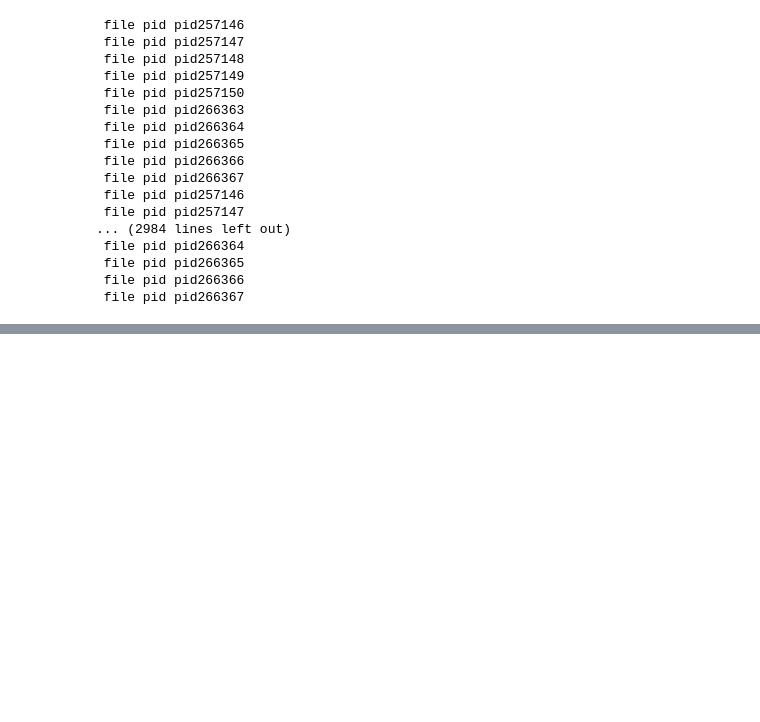
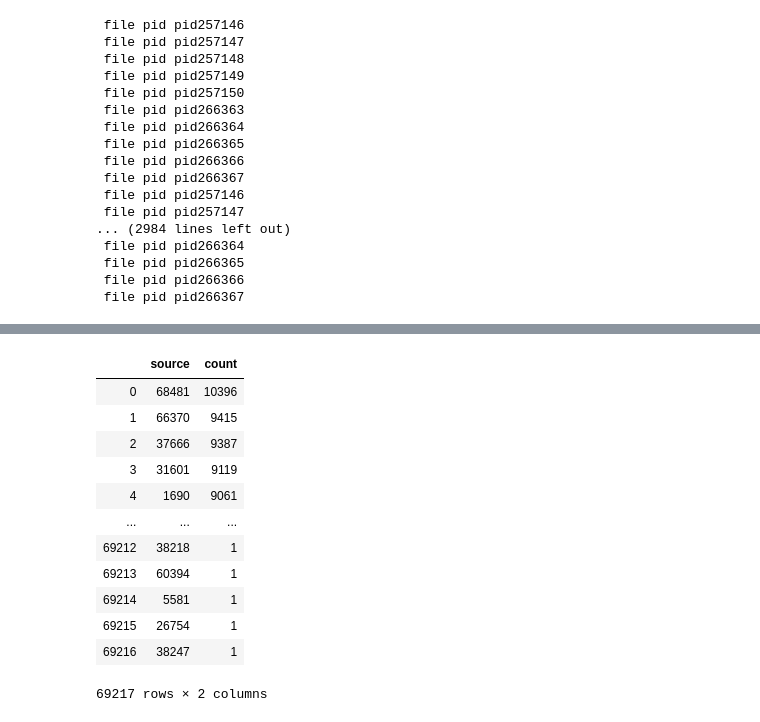
Before and after one commit to 37stu37/FFE, a Jupyter notebook: FFEpostProcessingPidParallel.ipynb, the cells around one changed output, grey strips where cells are left out. Cells and saved outputs as stored; diff of their text form; code cells hidden in the pictures; blank space fills up the shorter version.

```diff
--- a/FFEpostProcessingPidParallel.ipynb
+++ b/FFEpostProcessingPidParallel.ipynb
@@ -63,9 +63,9 @@ def read_and_concatenate_parquets(pidList,incrList,path=pathParquets):
 
 
 def count_fid_occurences(df):
-    df.drop_duplicates(subset =['scenario', 'source'], inplace = True)
-    count_df = count_df['source'].value_counts().compute()
-    count_df = pd.DataFrame({'source': count.index, 'count': count.values})
+    df.drop_duplicates(subset=['scenario', 'source'], inplace = True)
+    count_df = df['source'].value_counts().compute()
+    count_df = pd.DataFrame({'source': count_df.index, 'count': count_df.values})
     count_df.to_parquet(str(pathShapefile) + '/' + f'CountBurn-{str(date.today())}.parquet',
                         engine='auto', compression="GZIP")# could be datetime.now
     return count_df
@@ -132,5 +134,4 @@ Z:\FFE\output\scenario9_pid266364.parquet
 # %%
 %%time
 countConcatDf = count_fid_occurences(concatDf)
-countConcatDf
 # %% [output]
@@ -138,3 +139,16 @@ UnboundLocalError: local variable 'count_df' referenced before assignment
+|  | source | count |
+| 0 | 68481 | 10396 |
+| 1 | 66370 | 9415 |
+| 2 | 37666 | 9387 |
+| 3 | 31601 | 9119 |
+| 4 | 1690 | 9061 |
+| ... | ... | ... |
+| 69212 | 38218 | 1 |
+| 69213 | 60394 | 1 |
+| 69214 | 5581 | 1 |
+| 69215 | 26754 | 1 |
+| 69216 | 38247 | 1 |
+69217 rows × 2 columns
 # %%
 %%time
 mergedDf = Merge(countConcatDf, 'WellWHV_Buildings.shp')
```
Also changed, not shown: parts of 5 cells of this notebook, 1 other file.
